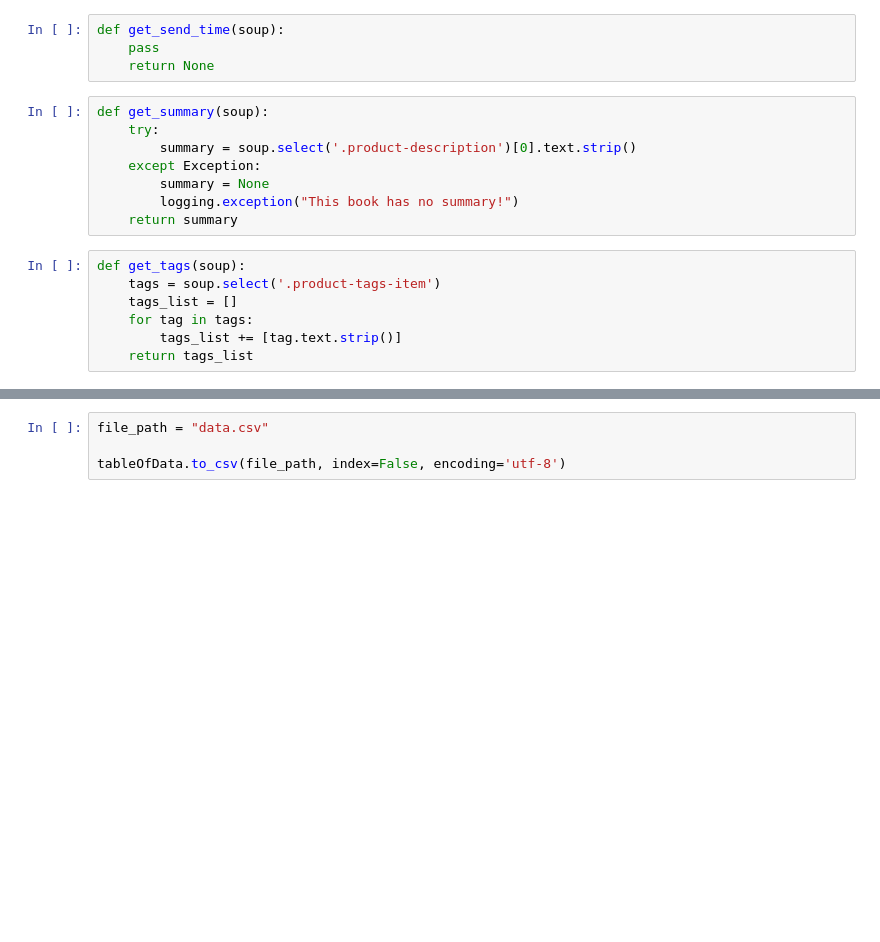
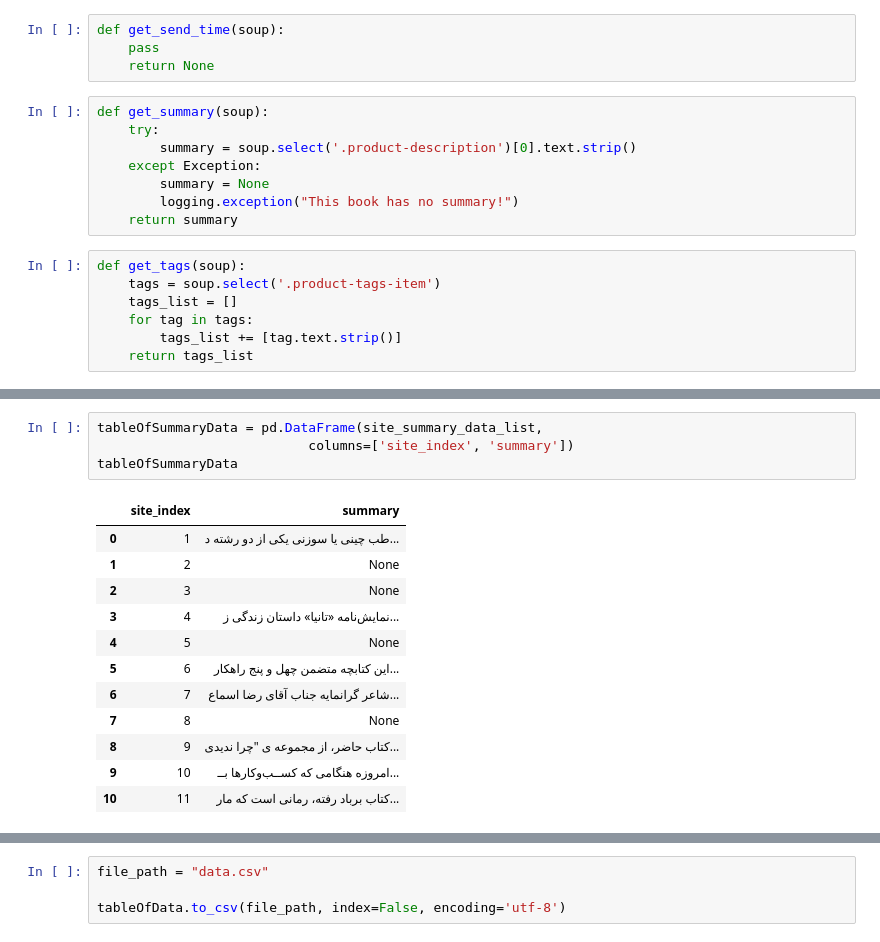
Before and after one commit to sanoooavi/Booktopia, a Jupyter notebook: scrap.ipynb, the cells around one changed output, grey strips where cells are left out. Saved outputs shown, nothing was run; the diff lists cells and outputs as text; blank space fills up the shorter version.

```diff
--- a/scrap.ipynb
+++ b/scrap.ipynb
@@ -214,0 +233,17 @@ tableOfData
+# %%
+tableOfSummaryData = pd.DataFrame(site_summary_data_list,
+                           columns=['site_index', 'summary'])
+tableOfSummaryData
+# %% [output]
+|  | site_index | summary |
+| 0 | 1 | طب چینی یا سوزنی یکی از دو رشته د... |
+| 1 | 2 | None |
+| 2 | 3 | None |
+| 3 | 4 | نمایش‌نامه «تانیا» داستان زندگی ز... |
+| 4 | 5 | None |
+| 5 | 6 | این کتابچه متضمن چهل و پنج راهکار... |
+| 6 | 7 | شاعر گرانمایه جناب آقای رضا اسماع... |
+| 7 | 8 | None |
+| 8 | 9 | کتاب حاضر، از مجموعه ی "چرا ندیدی... |
+| 9 | 10 | امروزه هنگامی که کســب‌وکارها بــ... |
+| 10 | 11 | کتاب برباد رفته، رمانی است که مار... |
```
Also changed, not shown: parts of 8 cells of this notebook.
